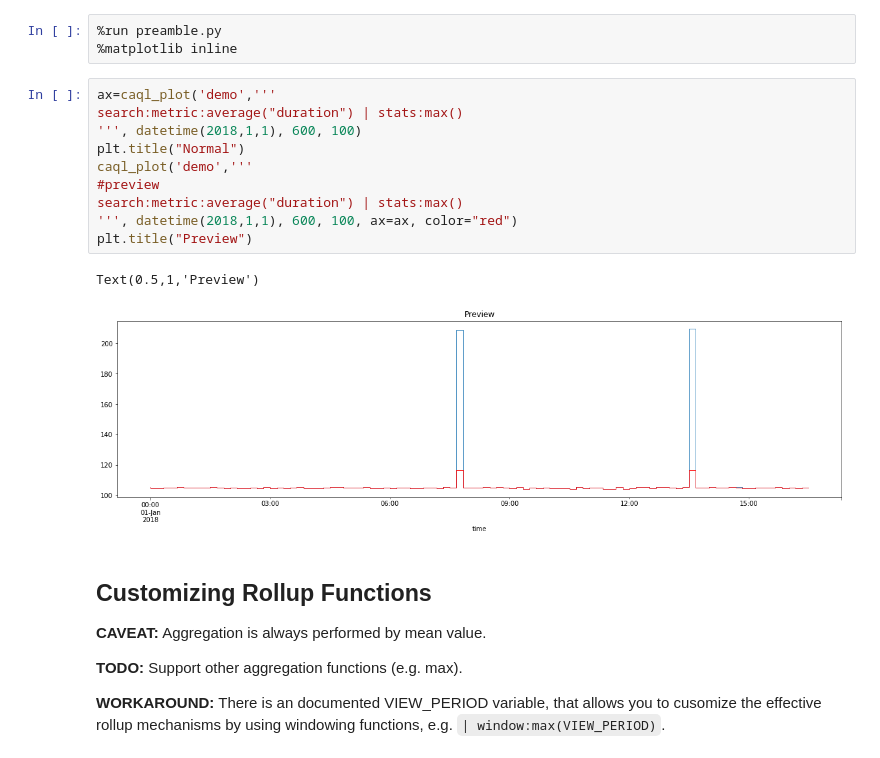
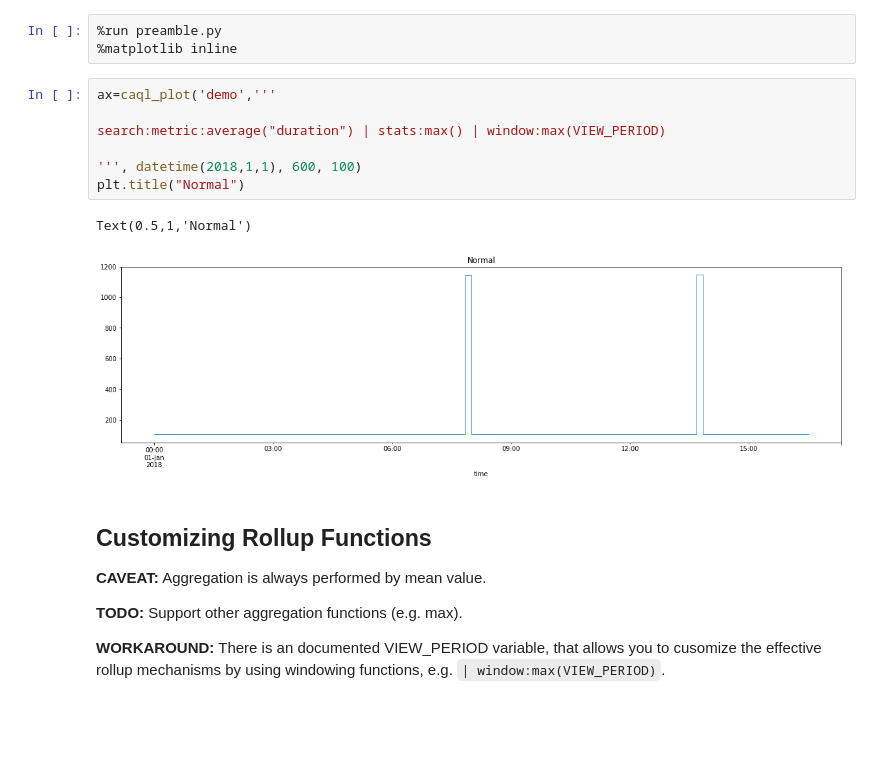
Before and after one commit to circonus-labs/caql-examples, a Jupyter notebook: 3. CAQL Processing Model.ipynb, the cells around one changed output. Cells and saved outputs as stored; diff of their text form; blank space fills up the shorter version.

```diff
--- a/3. CAQL Processing Model.ipynb
+++ b/3. CAQL Processing Model.ipynb
@@ -147,17 +155,14 @@ Workarounds:
 %matplotlib inline
 # %%
 ax=caql_plot('demo','''
-search:metric:average("duration") | stats:max()
+
+search:metric:average("duration") | stats:max() | window:max(VIEW_PERIOD)
+
 ''', datetime(2018,1,1), 600, 100)
 plt.title("Normal")
-caql_plot('demo','''
-#preview
-search:metric:average("duration") | stats:max()
-''', datetime(2018,1,1), 600, 100, ax=ax, color="red")
-plt.title("Preview")
 # %% [output]
-Text(0.5,1,'Preview')
+Text(0.5,1,'Normal')
-[figure, old version]
+[figure, new version]
 # %% [markdown]
 ## Customizing Rollup Functions
 
```
Also changed, not shown: parts of 1 cell of this notebook, 7 other files.
